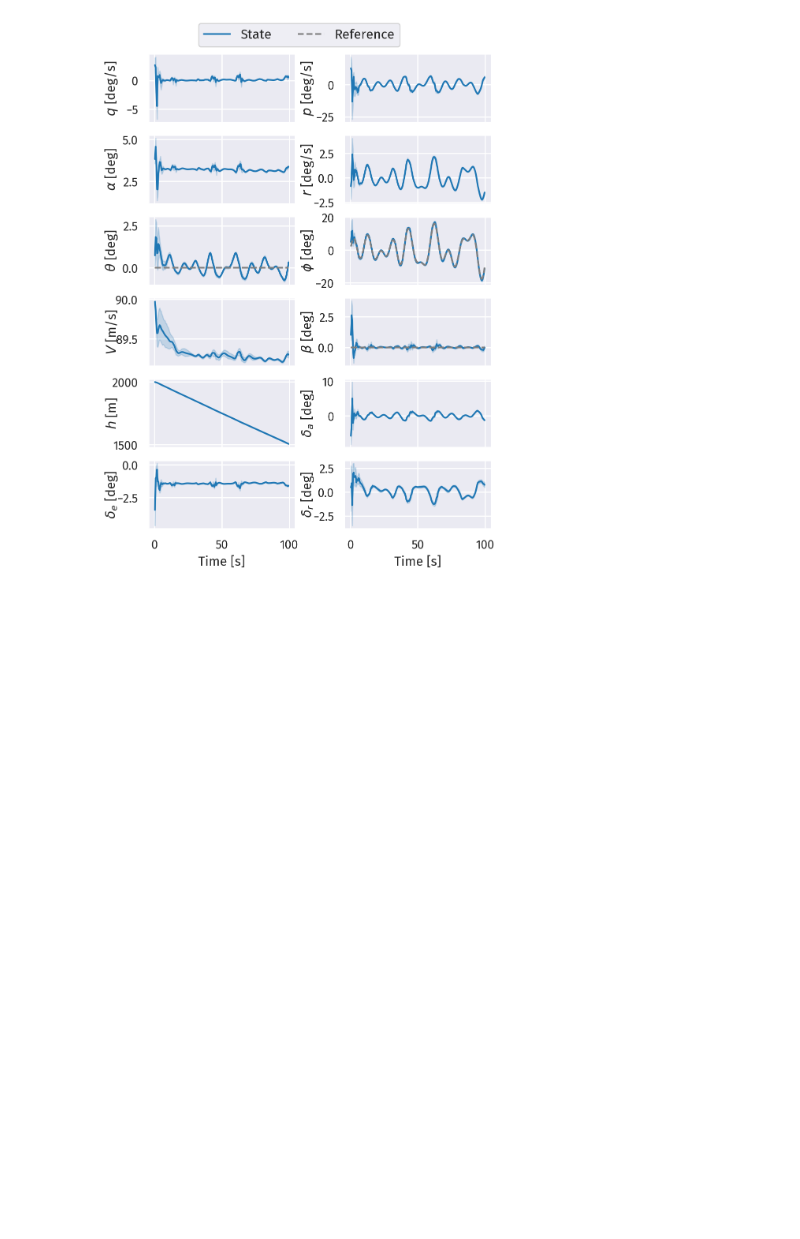
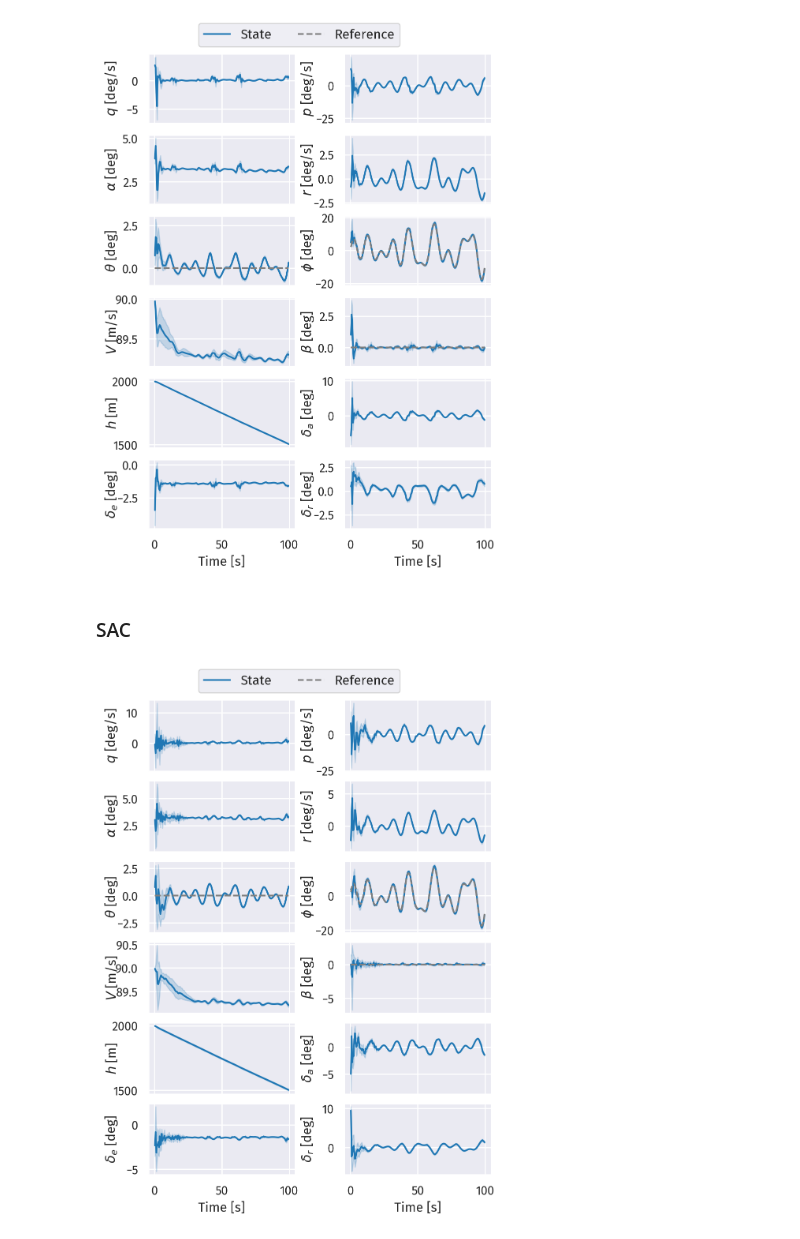
Before and after one commit to iamlucasvieira/HybridRL-FlightControl, a Jupyter notebook: src/results/notebooks/exp2_noise.ipynb, the cells around one changed output. Drawn from its saved outputs; the diff is of its cells as text; code cells hidden in the pictures; blank space fills up the shorter version.

Commit message:
Add additional plots

```diff
--- a/src/results/notebooks/exp2_noise.ipynb
+++ b/src/results/notebooks/exp2_noise.ipynb
@@ -38,6 +38,7 @@ df_dsac_results[[ 'eval/nmae', 'online/nmae', 'hybrid_improvement']].agg(['mean'
 df_sac_eval = wandb2df(pd.read_csv(Path().data / 'exp2_sac_eval.csv'), "eval/step")
 df_sac_eval_states = wandb2df(pd.read_csv(Path().data / 'exp2_sac_eval_states.csv'), "citation_states/step")
 df_sac_online = wandb2df(pd.read_csv(Path().data / 'exp2_sac_online.csv'), "online/step")
+df_sac_online.rename(columns={"action_da": "da", "action_dr": "dr", "action_de": "de"}, inplace=True)
 df_sac_online_states = wandb2df(pd.read_csv(Path().data / 'exp2_sac_online_states.csv'), "online_states/step")
 
 df_dsac_eval = wandb2df(pd.read_csv(Path().data / 'exp2_dsac_eval.csv'), "eval/step")
@@ -61,3 +60,12 @@ if False:
     plt.savefig(Path().paper_figures / 'exp2_dsac_hybrid.pdf', bbox_inches='tight')
 # %% [output]
 [figure]
+# %% [markdown]
+### SAC
+# %%
+df_track, df_states = get_track_and_states_df(df_summary_sac, df_sac_online, df_sac_online_states)
+_, _ = plot_states(df_track, df_states)
+if True:
+    plt.savefig(Path().paper_figures / 'exp2_sac_hybrid.pdf', bbox_inches='tight')
+# %% [output]
+[figure, added]
```
Also changed, not shown: parts of 1 cell of this notebook, 2 other files.
